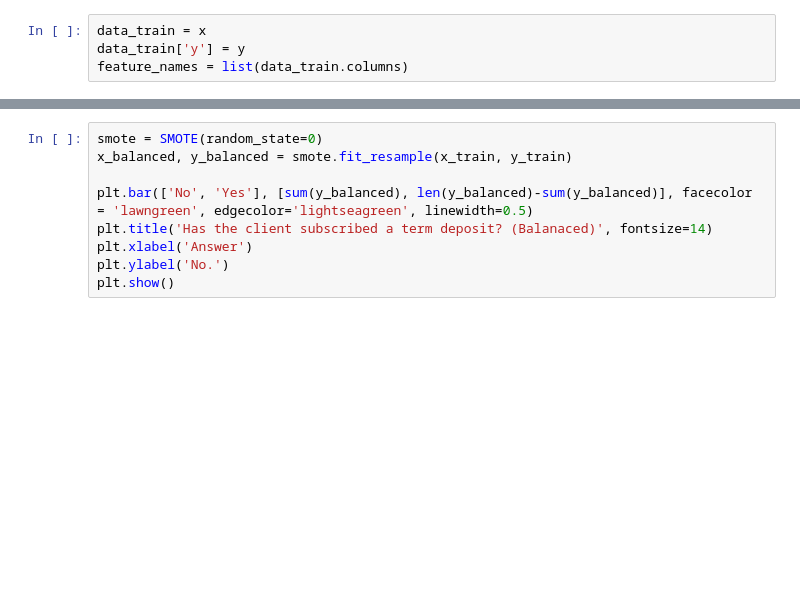
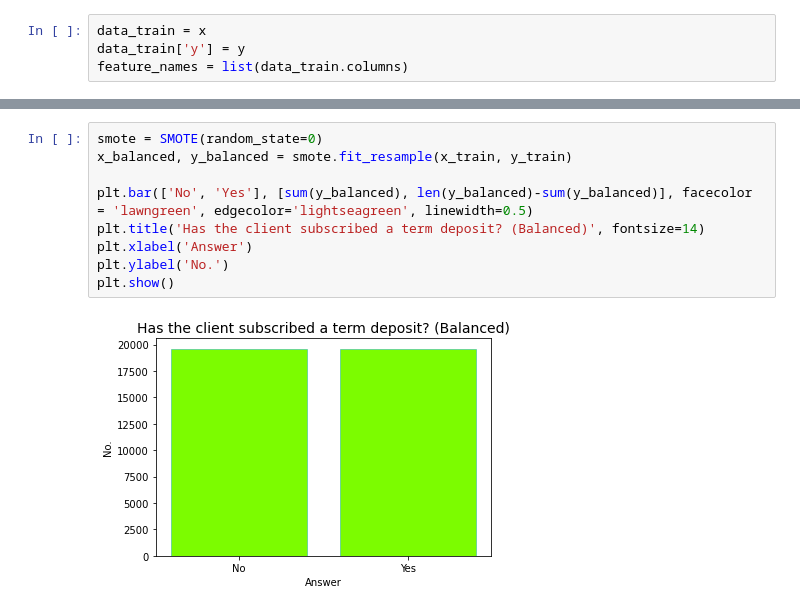
Before and after one commit to ketcx/bank-marketing-classifier, a Jupyter notebook: handle-imbalanced-data.ipynb, the cells around one changed output, grey strips where cells are left out. Saved outputs shown, nothing was run; the diff lists cells and outputs as text; blank space fills up the shorter version.

```diff
--- a/handle-imbalanced-data.ipynb
+++ b/handle-imbalanced-data.ipynb
@@ -29,12 +54,14 @@ plt.show()
 # %%
 smote = SMOTE(random_state=0)
 x_balanced, y_balanced = smote.fit_resample(x_train, y_train)
 
 plt.bar(['No', 'Yes'], [sum(y_balanced), len(y_balanced)-sum(y_balanced)], facecolor = 'lawngreen', edgecolor='lightseagreen', linewidth=0.5)
-plt.title('Has the client subscribed a term deposit? (Balanaced)', fontsize=14)
+plt.title('Has the client subscribed a term deposit? (Balanced)', fontsize=14)
 plt.xlabel('Answer')
 plt.ylabel('No.')
 plt.show()
+# %% [output]
+[figure, added]
 # %%
 data_balanced = x_balanced
 data_balanced['y'] = y_balanced
```
Also changed, not shown: parts of 8 cells of this notebook.
